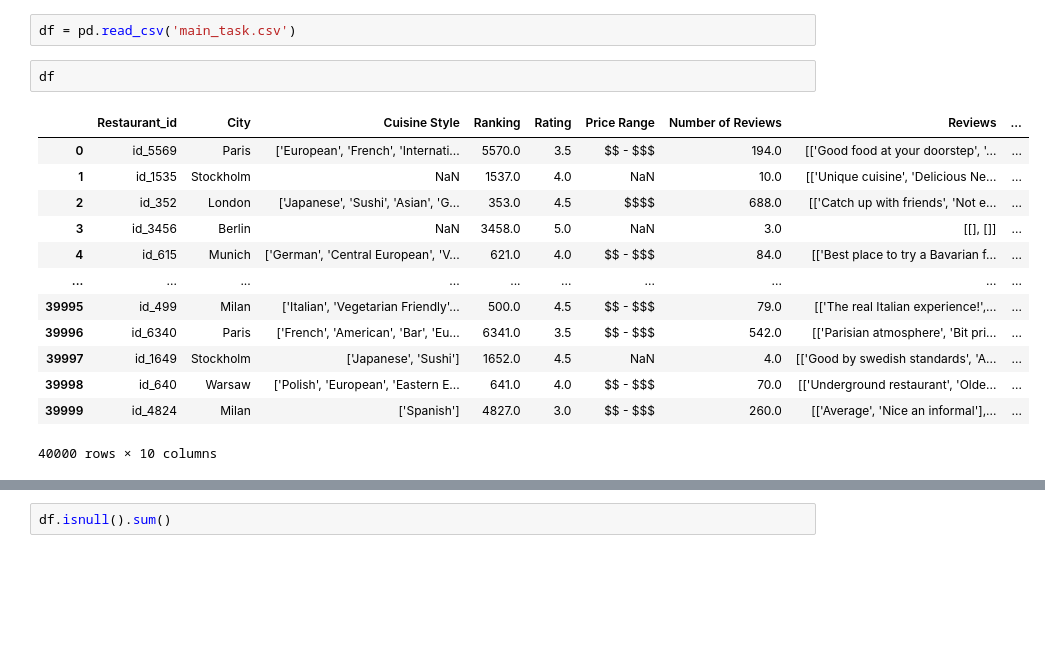
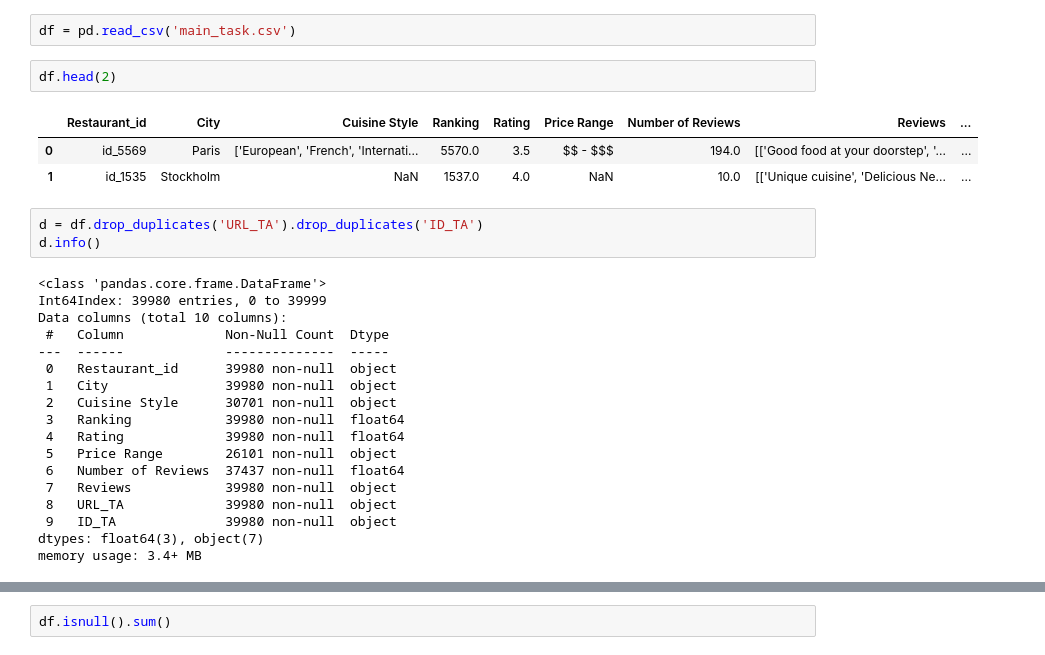
Before and after one commit to AlexanderPilshchikov/Git, a Jupyter notebook: module_3/draft.ipynb, the cells around one changed output, grey strips where cells are left out. Saved outputs shown, nothing was run; the diff lists cells and outputs as text; blank space fills up the shorter version.

```diff
--- a/module_3/draft.ipynb
+++ b/module_3/draft.ipynb
@@ -5,18 +5,29 @@ import pandas as pd
 # %%
 df = pd.read_csv('main_task.csv')
 # %%
-df
+df.head(2)
 # %% [output]
 |  | Restaurant_id | City | Cuisine Style | Ranking | Rating | Price Range | Number of Reviews | Reviews | ... |
 | 0 | id_5569 | Paris | ['European', 'French', 'Internati... | 5570.0 | 3.5 | $$ - $$$ | 194.0 | [['Good food at your doorstep', '... | ... |
 | 1 | id_1535 | Stockholm | NaN | 1537.0 | 4.0 | NaN | 10.0 | [['Unique cuisine', 'Delicious Ne... | ... |
-| 2 | id_352 | London | ['Japanese', 'Sushi', 'Asian', 'G... | 353.0 | 4.5 | $$$$ | 688.0 | [['Catch up with friends', 'Not e... | ... |
-| 3 | id_3456 | Berlin | NaN | 3458.0 | 5.0 | NaN | 3.0 | [[], []] | ... |
-| 4 | id_615 | Munich | ['German', 'Central European', 'V... | 621.0 | 4.0 | $$ - $$$ | 84.0 | [['Best place to try a Bavarian f... | ... |
-| ... | ... | ... | ... | ... | ... | ... | ... | ... | ... |
-| 39995 | id_499 | Milan | ['Italian', 'Vegetarian Friendly'... | 500.0 | 4.5 | $$ - $$$ | 79.0 | [['The real Italian experience!',... | ... |
-| 39996 | id_6340 | Paris | ['French', 'American', 'Bar', 'Eu... | 6341.0 | 3.5 | $$ - $$$ | 542.0 | [['Parisian atmosphere', 'Bit pri... | ... |
-| 39997 | id_1649 | Stockholm | ['Japanese', 'Sushi'] | 1652.0 | 4.5 | NaN | 4.0 | [['Good by swedish standards', 'A... | ... |
-| 39998 | id_640 | Warsaw | ['Polish', 'European', 'Eastern E... | 641.0 | 4.0 | $$ - $$$ | 70.0 | [['Underground restaurant', 'Olde... | ... |
-| 39999 | id_4824 | Milan | ['Spanish'] | 4827.0 | 3.0 | $$ - $$$ | 260.0 | [['Average', 'Nice an informal'],... | ... |
-40000 rows × 10 columns
+# %%
+d = df.drop_duplicates('URL_TA').drop_duplicates('ID_TA')
+d.info()
+# %% [output]
+<class 'pandas.core.frame.DataFrame'>
+Int64Index: 39980 entries, 0 to 39999
+Data columns (total 10 columns):
+ #   Column             Non-Null Count  Dtype
+---  ------             --------------  -----
+ 0   Restaurant_id      39980 non-null  object
+ 1   City               39980 non-null  object
+ 2   Cuisine Style      30701 non-null  object
+ 3   Ranking            39980 non-null  float64
+ 4   Rating             39980 non-null  float64
+ 5   Price Range        26101 non-null  object
+ 6   Number of Reviews  37437 non-null  float64
+ 7   Reviews            39980 non-null  object
+ 8   URL_TA             39980 non-null  object
+ 9   ID_TA              39980 non-null  object
+dtypes: float64(3), object(7)
+memory usage: 3.4+ MB
```
Also changed, not shown: parts of 1 cell of this notebook, 7 other files.
